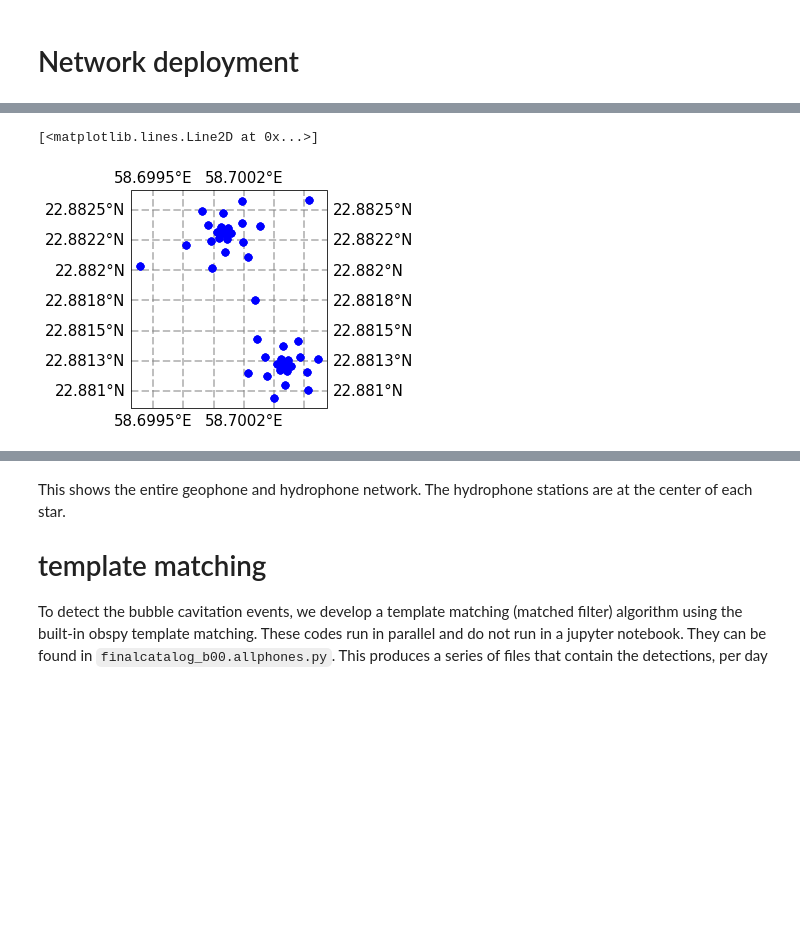
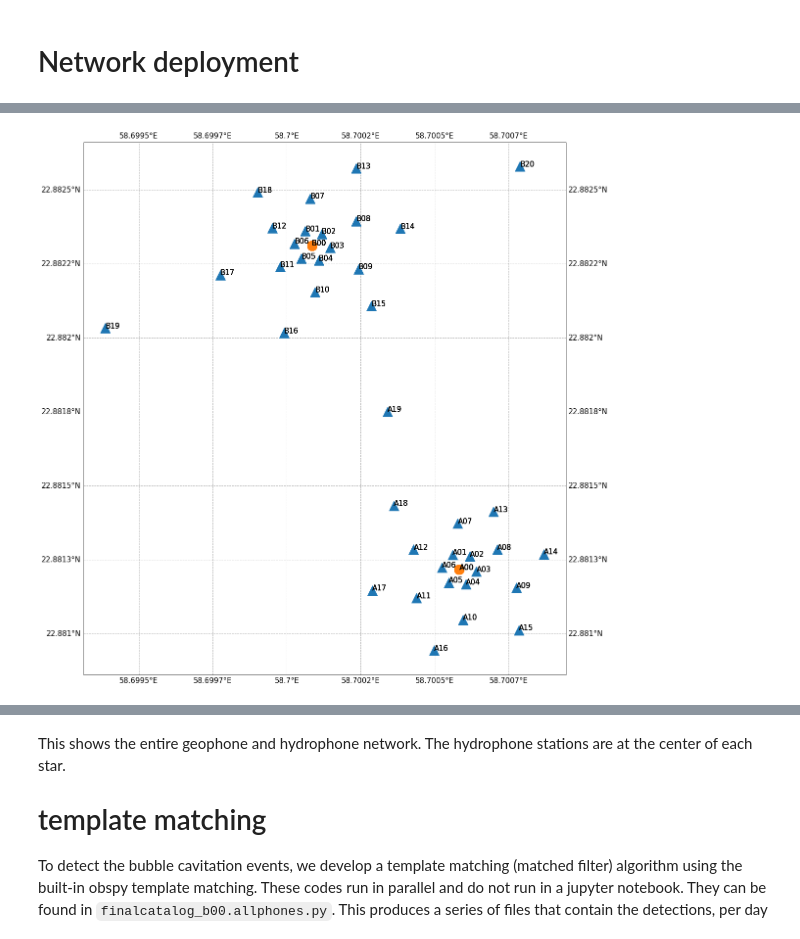
Before and after one commit to SerpRateAI/boreholeAcoustics, a Jupyter notebook: RESULTS-BA1B.ipynb, the cells around one changed output, grey strips where cells are left out. Drawn from its saved outputs; the diff is of its cells as text; code cells hidden in the pictures; blank space fills up the shorter version.

```diff
--- a/RESULTS-BA1B.ipynb
+++ b/RESULTS-BA1B.ipynb
@@ -21,31 +27,50 @@ import obspy
 # %%
 inventory = read_inventory('fdsn-station_2021-06-29T11_00_50.xml', format="STATIONXML")
 channels = inventory.networks[0].get_contents()['channels']
 networkdf = pd.DataFrame([inventory.get_coordinates(seed_id=id) for id in channels], index=[id for id in channels])
+networkdf['stationtype'] = [s.split('.')[-1] for s in networkdf.index]
 
-proj = ccrs.PlateCarree()                       # the projection you want to use, many are supported,
-                                                # this one is the standard for geographic coordinates
+fig, ax = plt.subplots(figsize=(20, 20))
+ax.axis('off')
 
-ax = plt.axes(projection=proj)                  # sets the projection
-
-ax.coastlines(resolution='110m')                # the level of resolution to render the drawings,
-                                                # see documentation for more details
-
-gl = ax.gridlines(crs=ccrs.PlateCarree()
-                , draw_labels=True              # label coordinates
-                , linewidth=2                   # line properties can be changed similar to matplotlib
+proj = ccrs.PlateCarree()
+ax = plt.axes(projection=proj)
+# ax.coastlines(resolution='110m')
+# gl = ax.gridlines(crs=ccrs.PlateCarree()
+gl = ax.gridlines(crs=proj
+                , draw_labels=True
+                , linewidth=1
                 , color='gray'
                 , alpha=0.5
                 , linestyle='--')
 
 
 gl.xlabel_style = {'size': 15}                                     # change label font sizes
 gl.ylabel_style = {'size': 15}
 
-ax.plot(networkdf.longitude, networkdf.latitude                                             # mark a known place to help us geo-locate ourselves
-        , 'bo'
-        , markersize=7
-        , transform=ccrs.Geodetic())
+geophones = networkdf[networkdf.stationtype=='GHZ']
+ax.plot(geophones.longitude, geophones.latitude
+        , markersize=20
+        , marker='^'
+        , linewidth=0
+        , transform=proj)
+
+hydrophones = networkdf[networkdf.stationtype=='GDH']
+ax.plot(hydrophones.longitude, hydrophones.latitude
+        , markersize=20
+        , marker='o'
+        , linewidth=0
+        , transform=proj)
+
+for row in networkdf.iterrows():
+    row = row[1]
+    name = row.name.split('.')[1]
+    # print(name)
+    lat = row.latitude
+    lon = row.longitude
+    ax.text(s=name, x=lon, y=lat, fontsize=15)
+# ax.text(s='ZZZZZ', x=networkdf.longitude[0]-0.0005, y=networkdf.latitude[0])
+
+fig.savefig('figures/network.png', dpi=300, bbox_inches='tight')
 # %% [output]
-[<matplotlib.lines.Line2D at 0x...>]
-[figure, old version]
+[figure, new version]
```
Also changed, not shown: parts of 5 cells of this notebook, 36 other files.
